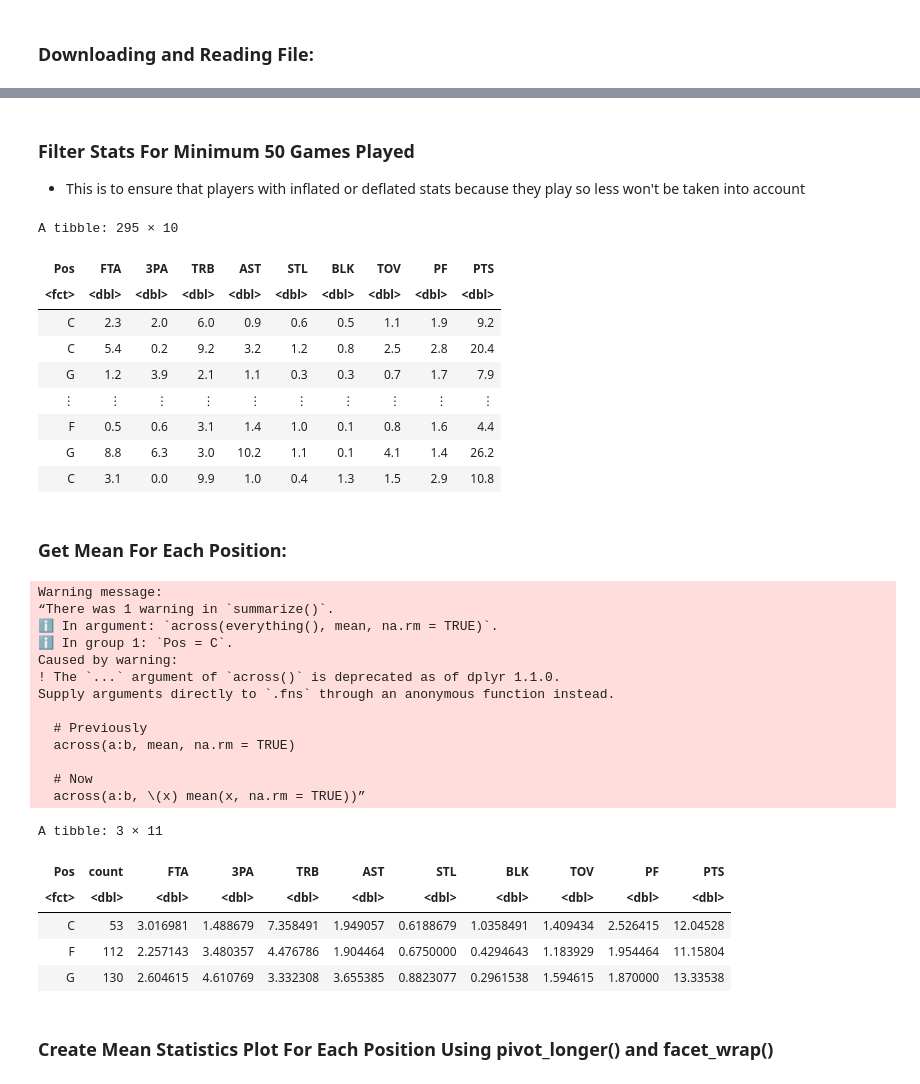
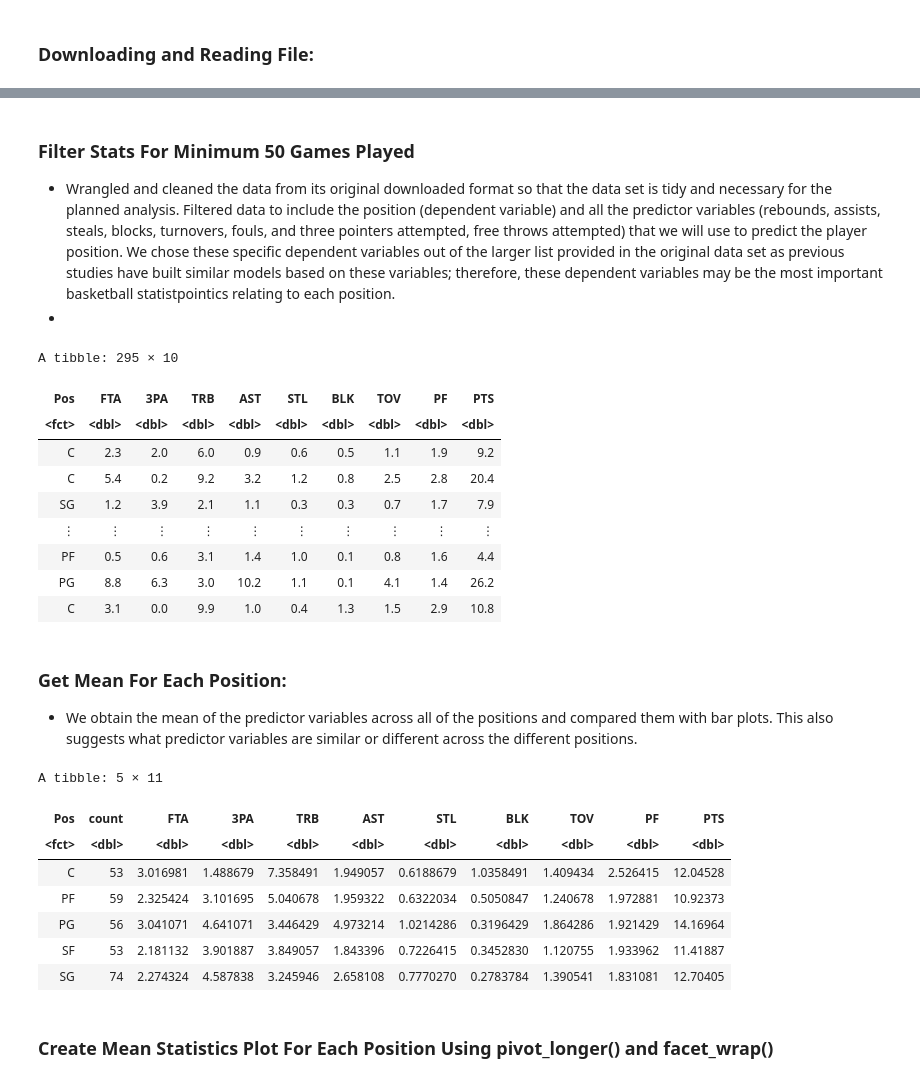
Before and after one commit to Elalalaqqq/DSCI-100-2023W2-GROUP-28, a Jupyter notebook: Report.ipynb, the cells around one changed output, grey strips where cells are left out. Drawn from its saved outputs; the diff is of its cells as text; code cells hidden in the pictures.

```diff
--- a/Report.ipynb
+++ b/Report.ipynb
@@ -64,7 +54,8 @@ A spec_tbl_df: 679 × 30
 | 539 | Ivica Zubac | C | 25 | LAC | 76 | 76 | 286 | 4.3 | 6.8 | ⋯ | 0.697 | ... |
 # %% [markdown]
 ### Filter Stats For Minimum 50 Games Played
-- This is to ensure that players with inflated or deflated stats because they play so less won't be taken into account
+- Wrangled and cleaned the data from its original downloaded format so that the data set is tidy and necessary for the planned analysis. Filtered data to include the position (dependent variable) and all the predictor variables (rebounds, assists, steals, blocks, turnovers, fouls, and three pointers attempted, free throws attempted) that we will use to predict the player position. We chose these specific dependent variables out of the larger list provided in the original data set as previous studies have built similar models based on these variables; therefore, these dependent variables may be the most important basketball statistpointics relating to each position.
+-
 # %%
 set.seed(2024)
 filteredStats <- nbaStats |>
@@ -72,19 +63,8 @@ filteredStats <- nbaStats |>
     filter(n() == 1 | Tm == "TOT", G >= 50, !(Pos %in% c("PF-SF", "SF-SG", "SG-PG"))) |>
     ungroup() |>
     select("Pos", "FTA", "3PA", "TRB":"PTS") |>
-    mutate(Pos = as.factor(case_when(Pos == "PG" | Pos == "SG" ~ "G",
-                         Pos == "PF" | Pos == "SF" ~ "F",
-                         Pos == "C" ~ "C")),
+    mutate(Pos = as.factor(Pos),
           across(where(is.character), as.numeric))
-
-# Put this in mutate for 3 position classification
-# Pos = as.factor(case_when(Pos == "PG" | Pos == "SG" ~ "G",
-#                          Pos == "PF" | Pos == "SF" ~ "F",
-#                          Pos == "C" ~ "C"))
-# Put this in mutate for 5 position classification
-# Pos = as.factor(Pos)
-
-
 filteredStats
 # %% [output]
 A tibble: 295 × 10
@@ -92,38 +72,28 @@ A tibble: 295 × 10
 | <fct> | <dbl> | <dbl> | <dbl> | <dbl> | <dbl> | <dbl> | <dbl> | <dbl> | <dbl> |
 | C | 2.3 | 2.0 | 6.0 | 0.9 | 0.6 | 0.5 | 1.1 | 1.9 | 9.2 |
 | C | 5.4 | 0.2 | 9.2 | 3.2 | 1.2 | 0.8 | 2.5 | 2.8 | 20.4 |
-| G | 1.2 | 3.9 | 2.1 | 1.1 | 0.3 | 0.3 | 0.7 | 1.7 | 7.9 |
+| SG | 1.2 | 3.9 | 2.1 | 1.1 | 0.3 | 0.3 | 0.7 | 1.7 | 7.9 |
 | ⋮ | ⋮ | ⋮ | ⋮ | ⋮ | ⋮ | ⋮ | ⋮ | ⋮ | ⋮ |
-| F | 0.5 | 0.6 | 3.1 | 1.4 | 1.0 | 0.1 | 0.8 | 1.6 | 4.4 |
-| G | 8.8 | 6.3 | 3.0 | 10.2 | 1.1 | 0.1 | 4.1 | 1.4 | 26.2 |
+| PF | 0.5 | 0.6 | 3.1 | 1.4 | 1.0 | 0.1 | 0.8 | 1.6 | 4.4 |
+| PG | 8.8 | 6.3 | 3.0 | 10.2 | 1.1 | 0.1 | 4.1 | 1.4 | 26.2 |
 | C | 3.1 | 0.0 | 9.9 | 1.0 | 0.4 | 1.3 | 1.5 | 2.9 | 10.8 |
 # %% [markdown]
 ### Get Mean For Each Position:
+- We obtain the mean of the predictor variables across all of the positions and compared them with bar plots. This also suggests what predictor variables are similar or different across the different positions.
 # %%
 positionMean <- filteredStats |>
                 group_by(Pos) |>
-                summarize(count = n(), across(everything(), mean, na.rm = TRUE))
+                summarize(count = n(), across(everything(), \(x) mean(x, na.rm = TRUE)))
 positionMean
 # %% [output]
-Warning message:
-“There was 1 warning in `summarize()`.
-ℹ In argument: `across(everything(), mean, na.rm = TRUE)`.
-ℹ In group 1: `Pos = C`.
-Caused by warning:
-! The `...` argument of `across()` is deprecated as of dplyr 1.1.0.
-Supply arguments directly to `.fns` through an anonymous function instead.
-
-  # Previously
-  across(a:b, mean, na.rm = TRUE)
-
-  # Now
-  across(a:b, \(x) mean(x, na.rm = TRUE))”
+A tibble: 5 × 11
-A tibble: 3 × 11
 | Pos | count | FTA | 3PA | TRB | AST | STL | BLK | TOV | PF | PTS |
 | <fct> | <dbl> | <dbl> | <dbl> | <dbl> | <dbl> | <dbl> | <dbl> | <dbl> | <dbl> | <dbl> |
 | C | 53 | 3.016981 | 1.488679 | 7.358491 | 1.949057 | 0.6188679 | 1.0358491 | 1.409434 | 2.526415 | 12.04528 |
-| F | 112 | 2.257143 | 3.480357 | 4.476786 | 1.904464 | 0.6750000 | 0.4294643 | 1.183929 | 1.954464 | 11.15804 |
-| G | 130 | 2.604615 | 4.610769 | 3.332308 | 3.655385 | 0.8823077 | 0.2961538 | 1.594615 | 1.870000 | 13.33538 |
+| PF | 59 | 2.325424 | 3.101695 | 5.040678 | 1.959322 | 0.6322034 | 0.5050847 | 1.240678 | 1.972881 | 10.92373 |
+| PG | 56 | 3.041071 | 4.641071 | 3.446429 | 4.973214 | 1.0214286 | 0.3196429 | 1.864286 | 1.921429 | 14.16964 |
+| SF | 53 | 2.181132 | 3.901887 | 3.849057 | 1.843396 | 0.7226415 | 0.3452830 | 1.120755 | 1.933962 | 11.41887 |
+| SG | 74 | 2.274324 | 4.587838 | 3.245946 | 2.658108 | 0.7770270 | 0.2783784 | 1.390541 | 1.831081 | 12.70405 |
 # %% [markdown]
 ### Create Mean Statistics Plot For Each Position Using pivot_longer() and facet_wrap()
 # %%
```
Also changed, not shown: parts of 18 cells of this notebook.
